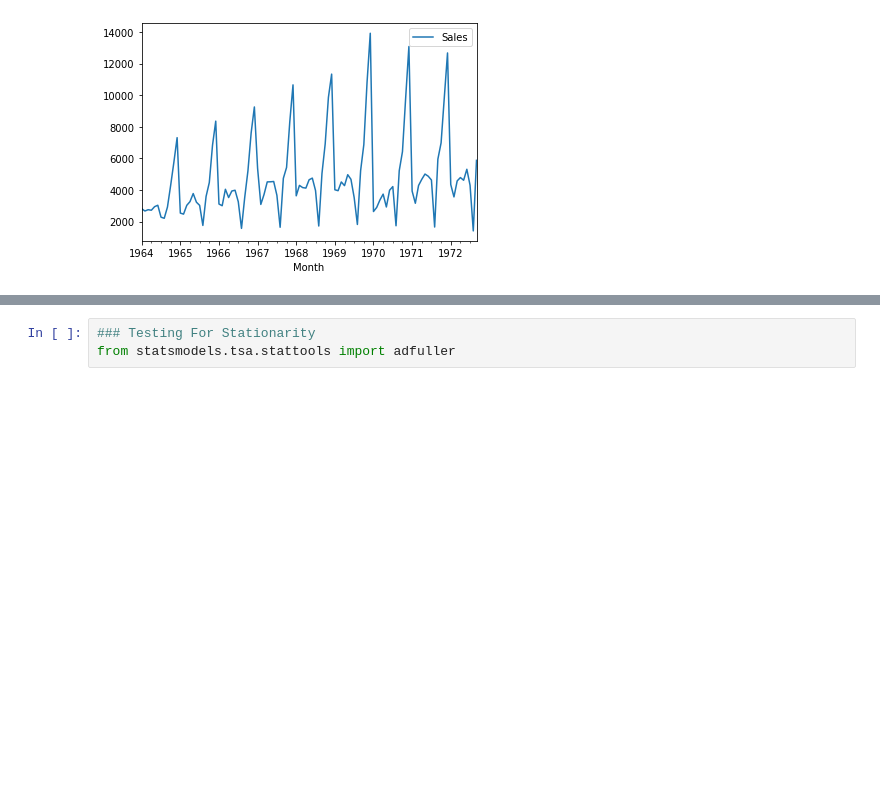
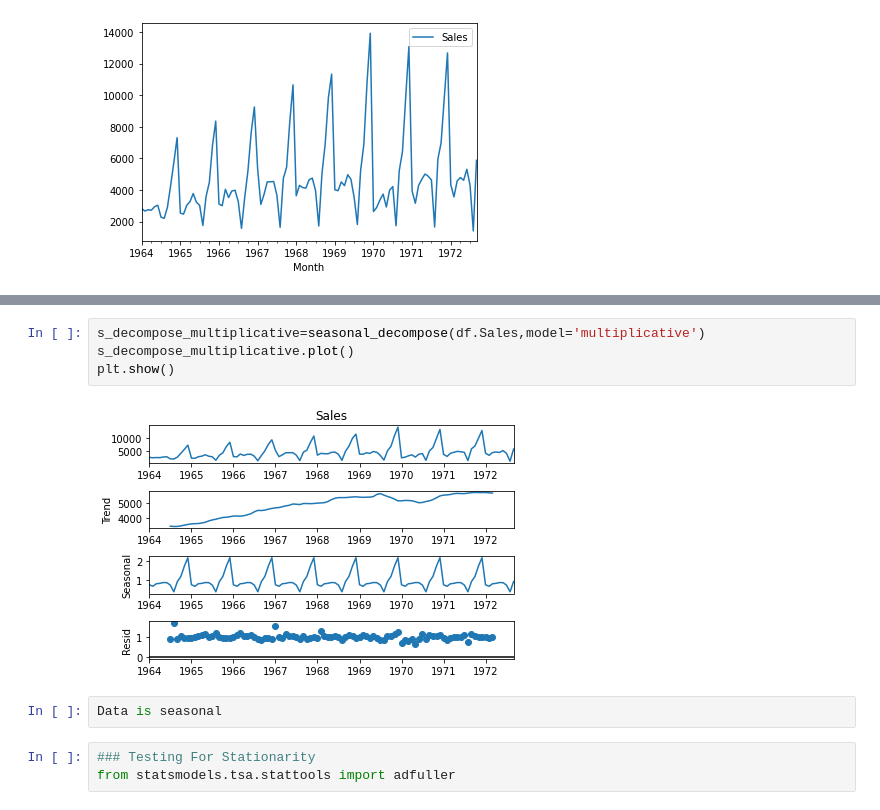
Before and after one commit to amanG251314/Future-Sales-Forecasting, a Jupyter notebook: Sales_Forecasting.ipynb, the cells around one changed output, grey strips where cells are left out. Saved outputs shown, nothing was run; the diff lists cells and outputs as text; blank space fills up the shorter version.

```diff
--- a/Sales_Forecasting.ipynb
+++ b/Sales_Forecasting.ipynb
@@ -108,3 +118,11 @@ df.plot()
+# %%
+s_decompose_multiplicative=seasonal_decompose(df.Sales,model='multiplicative')
+s_decompose_multiplicative.plot()
+plt.show()
+# %% [output]
+[figure, added]
+# %%
+Data is seasonal
 # %%
 ### Testing For Stationarity
 from statsmodels.tsa.stattools import adfuller
```
Also changed, not shown: parts of 4 cells of this notebook.
